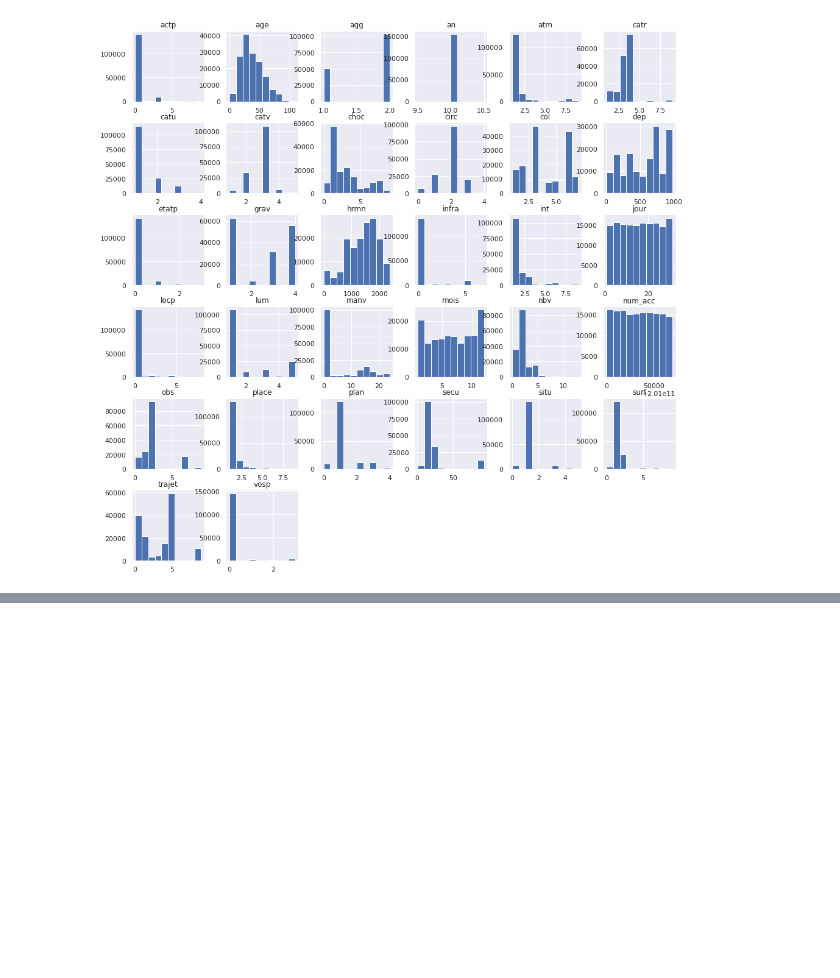
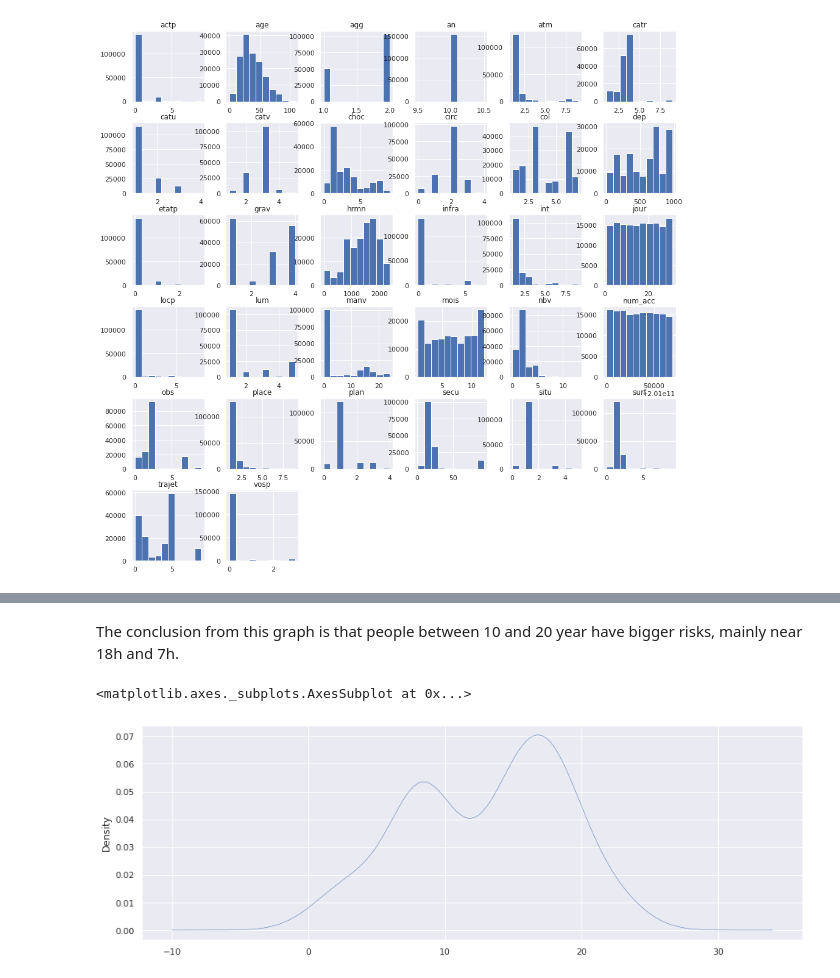
Before and after one commit to maicken/traffic-accident-injury-analysis, a Jupyter notebook: Time_Analysis.ipynb, the cells around one changed output, grey strips where cells are left out. Drawn from its saved outputs; the diff is of its cells as text; code cells hidden in the pictures; blank space fills up the shorter version.

```diff
--- a/Time_Analysis.ipynb
+++ b/Time_Analysis.ipynb
@@ -149,2 +157,13 @@ df_test2['grav'].plot(linewidth=0.5);
+# %% [markdown]
+The conclusion from this graph is that people between 10 and 20 year have bigger risks, mainly near 18h and 7h.
+# %%
+df_test2 = df_test.loc['2014-11-01' : '2015-02-01']
+
+sns.set(rc={'figure.figsize':(15, 5)})
+
+df_test2['hour'].plot(linewidth=0.5, kind='density')
+# %% [output]
+<matplotlib.axes._subplots.AxesSubplot at 0x...>
+[figure, added]
 # %%
 # How could we identity the time where there is more probability of ocurring an accident
```
Also changed, not shown: parts of 5 cells of this notebook.
